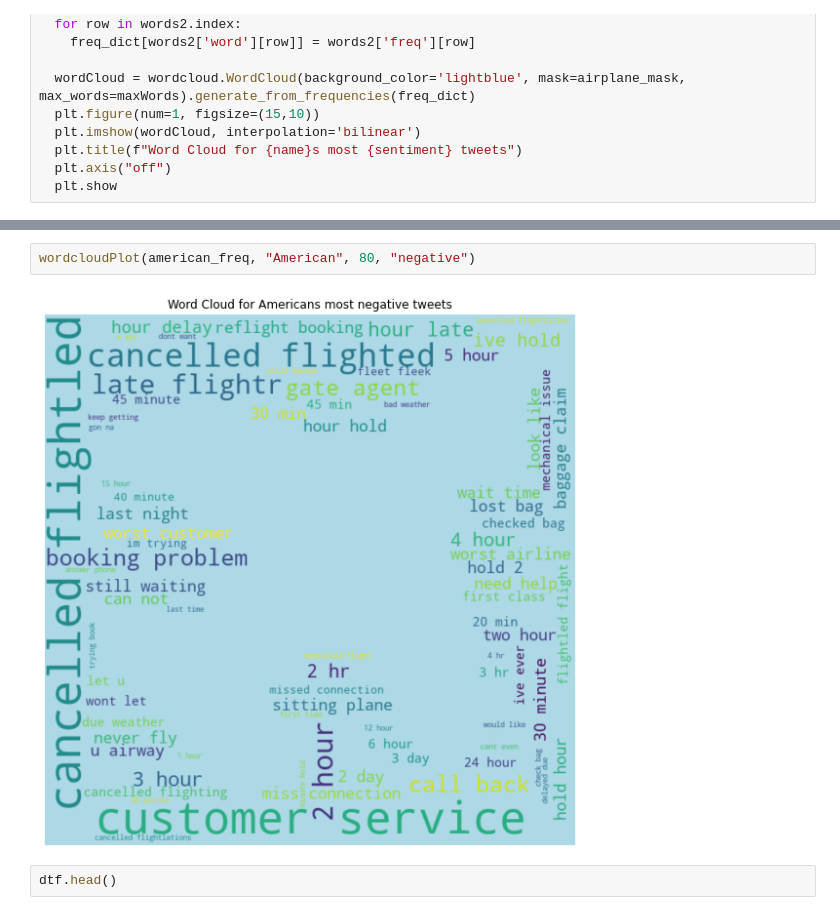
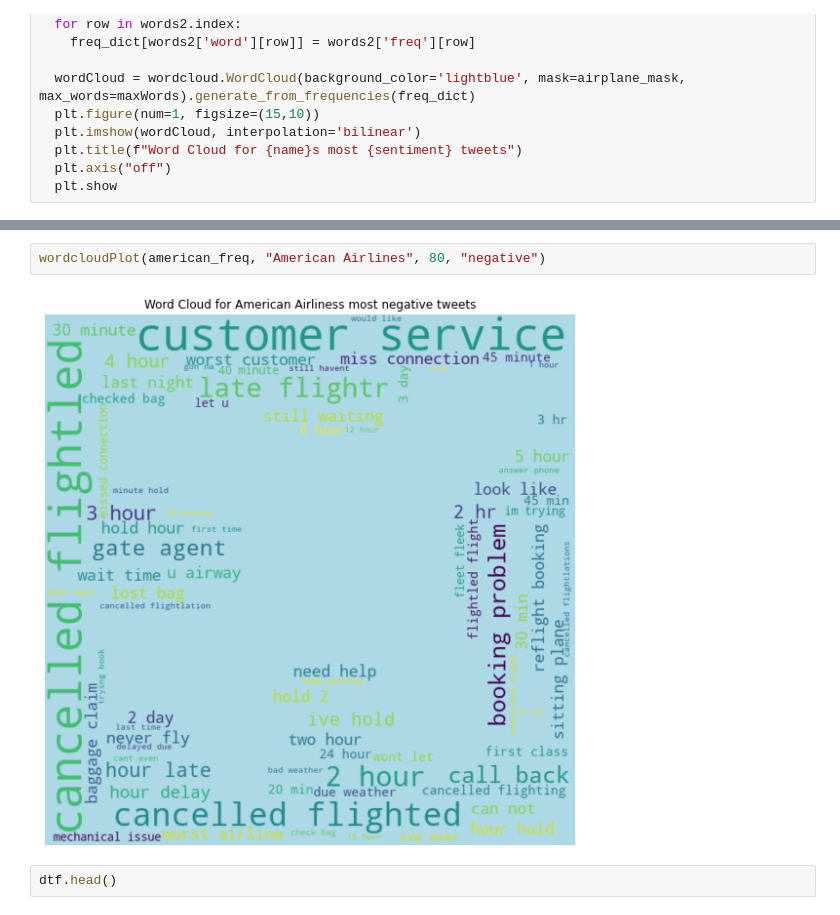
Before and after one commit to mulac/TDA-SentimentAnalysis, a Jupyter notebook: DataAnalysis.ipynb, the cells around one changed output, grey strips where cells are left out. Drawn from its saved outputs; the diff is of its cells as text.

```diff
--- a/DataAnalysis.ipynb
+++ b/DataAnalysis.ipynb
@@ -303,7 +305,7 @@ wordcloudPlot(UA_freq, "US Airways", 60, "negative")
 # %%
-wordcloudPlot(american_freq, "American", 80, "negative")
+wordcloudPlot(american_freq, "American Airlines", 80, "negative")
 # %% [output]
-[figure, old version]
+[figure, new version]
 # %%
 dtf.head()
 # %% [output]
```
Also changed, not shown: parts of 21 cells of this notebook.
